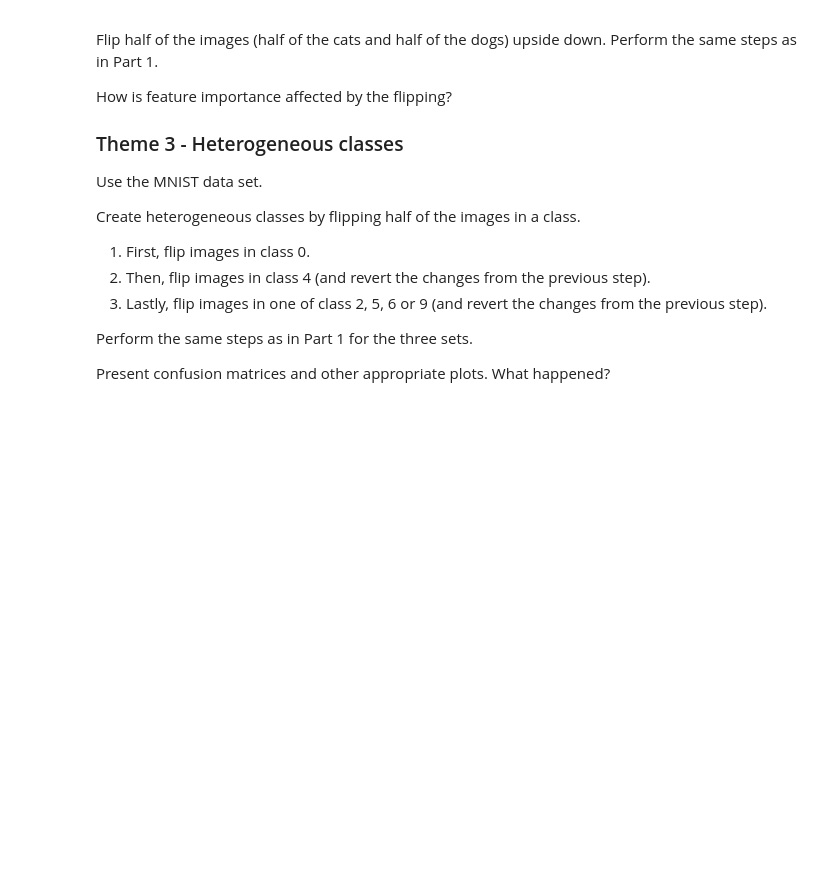
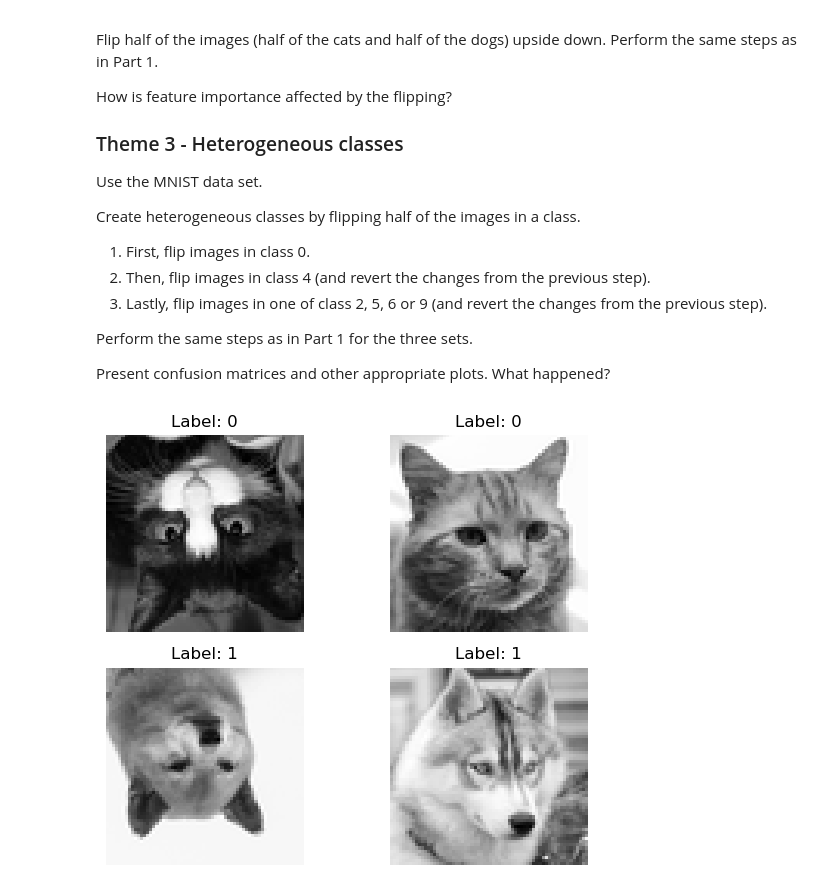
Before and after one commit to Jacob-sandstrom/MVE441-Statistical-learning-for-big-data, a Jupyter notebook: Project 2/project2Py.ipynb, the cells around one changed output. Drawn from its saved outputs; the diff is of its cells as text; code cells hidden in the pictures; blank space fills up the shorter version.

```diff
--- a/Project 2/project2Py.ipynb
+++ b/Project 2/project2Py.ipynb
@@ -290,4 +292,30 @@ to_flip = np.concatenate([half_cats, half_dogs])
 images_flipped = images.copy()
 
 for i in to_flip:
-    images_flipped[i] = images[i].reshape(64,64)[:, ::-1].flatten()
+    images_flipped[i] = np.flipud(images[i].reshape(64,64)).flatten()
+# %%
+#Visualize some images (take two from each class):
+catidx = np.where(labels == 0)[0]
+dogidx = np.where(labels == 1)[0]
+
+n_samples = 2
+
+catsample = np.random.choice(catidx, size = n_samples, replace = False)
+dogsample = np.random.choice(dogidx, size = n_samples, replace = False)
+
+idx = np.concatenate([catsample, dogsample])
+images_sub = images_flipped[idx]
+labels_sub = labels[idx]
+
+fig, axes = plt.subplots(2, 2)
+
+for i, ax in enumerate(axes.ravel()):
+    # images_sub[i] = images_sub[i].reshape(64,64)[:, ::-1].flatten()
+    img = images_sub[i].reshape(64,64)
+    ax.imshow(img, cmap="gray")
+    ax.set_title(f"Label: {labels_sub[i]}")
+    ax.axis("off")
+
+plt.tight_layout()
+# %% [output]
+[figure, added]
```
Also changed, not shown: parts of 3 cells of this notebook.
